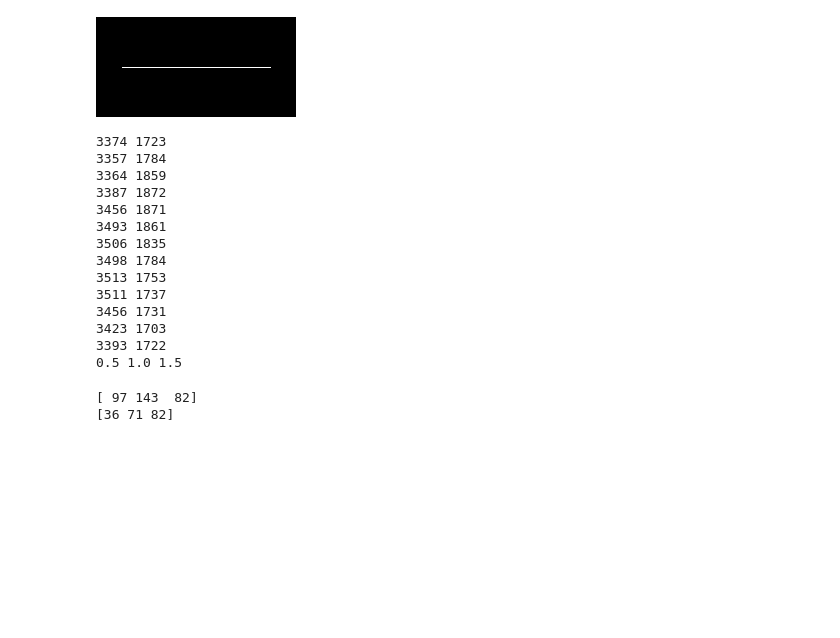
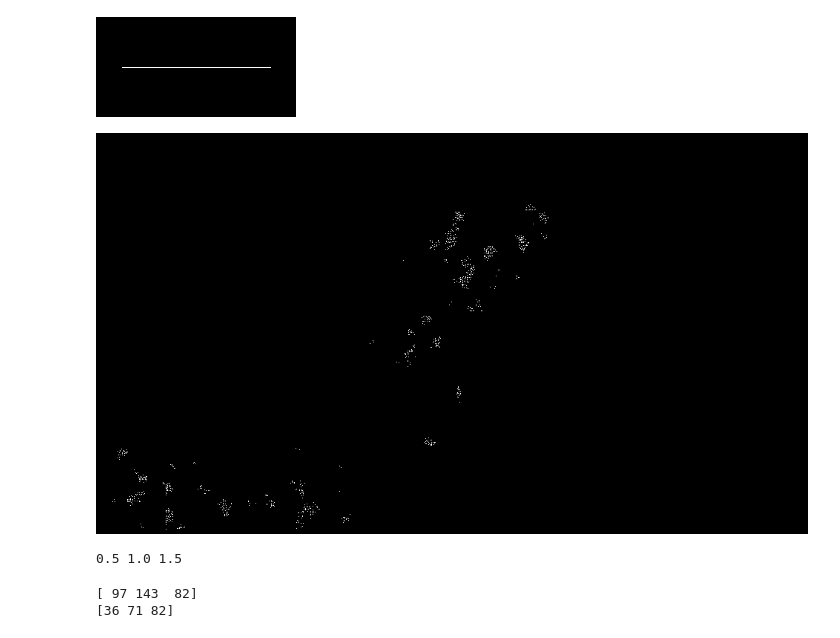
Before and after one commit to aash/factorio-assistant, a Jupyter notebook: experiments/2.ipynb, the cells around one changed output. Cells and saved outputs as stored; diff of their text form; code cells hidden in the pictures; blank space fills up the shorter version.

```diff
--- a/experiments/2.ipynb
+++ b/experiments/2.ipynb
@@ -1561,7 +1561,7 @@ import numpy as np
 import matplotlib.pyplot as plt
 
 # Create an arbitrary blob (any shape)
-map_with_biters = cv2.imread('tmp/map.png')
+map_with_biters = cv2.imread('../tmp/test_get_tooltip1_im.bmp')
 # map_with_biters = cv2.cvtColor(map_with_biters, cv2.COLOR_BGR2RGB)
 bin_map = map_with_biters[:,:,0]
 
@@ -1663,56 +1663,62 @@ for polygon in polygons:
         cv2.circle(output_image, p[0], 5, (255, 0, 0), -1)
 '''
 
+def get_biter_blobs(img):
+    cols = np.array([
+        [159, 19, 19],
+        [255, 31, 31]])
+    h, w, _ = img.shape
+    mask = np.zeros(shape=(h, w), dtype=np.uint8)
+    for c in cols:
+        cmask = cv2.inRange(img, c, c)
+        mask = cv2.bitwise_or(cmask, mask)
+    return mask
+
+img = map_with_biters.copy()
+factor = 0.25
+img = cv2.resize(img, None, fx=factor, fy=factor)
+img = cv2.cvtColor(img, cv2.COLOR_BGR2RGB)
+msk = get_biter_blobs(img)
+dis(msk)
+
 def translate_calculate_restore(img, factor=0.25):
     img = cv2.resize(img, None, fx=factor, fy=factor)
-    red_mask = get_red(img)
+    red_mask = get_biter_blobs(img)
     sigma = 15.0
     red_mask = gaussian_filter(red_mask, sigma=sigma)
     _, red_mask = cv2.threshold(red_mask, 25, 255, cv2.THRESH_BINARY)
 
     contours, _ = cv2.findContours(red_mask, cv2.RETR_EXTERNAL, cv2.CHAIN_APPROX_SIMPLE)
     polygons = []
     stats = {}
     for i, contour in enumerate(contours):
         ar = cv2.contourArea(contour)
         al = cv2.arcLength(contour, True)
         epsilon = 8 * np.power(al, 1/17)
         approx_polygon = cv2.approxPolyDP(contour, epsilon, True)
         approx_polygon = approx_polygon / factor
         polygons.append(approx_polygon)
         stats[i] = {'area': ar, 'arclen': al}
     return polygons, stats
 
 poly, stats = translate_calculate_restore(map_with_biters, factor=0.25)
 
 output_image = map_with_biters.copy()  # Convert to BGR for coloring
 output_image = cv2.cvtColor(output_image, cv2.COLOR_BGR2RGB)
-for polygon in polygons:
+for polygon in poly:
     cv2.polylines(output_image, [polygon], isClosed=True, color=(0, 255, 0), thickness=3)
     for p in polygon:
         x, y = p[0]
         print(x, y)
         cv2.circle(output_image, p[0], 5, (255, 0, 0), -1)
     break
 
 # dis(output_image)
 # cv2.imwrite('outputimg.png', output_image)
 
 print(*(np.array([1,2,3])/2))
 # %% [output]
+[figure, added]
-3374 1723
-3357 1784
-3364 1859
-3387 1872
-3456 1871
-3493 1861
-3506 1835
-3498 1784
-3513 1753
-3511 1737
-3456 1731
-3423 1703
-3393 1722
 0.5 1.0 1.5
 # %%
 from PySide6.QtCore import QPoint
```
Also changed, not shown: 16 other files.
